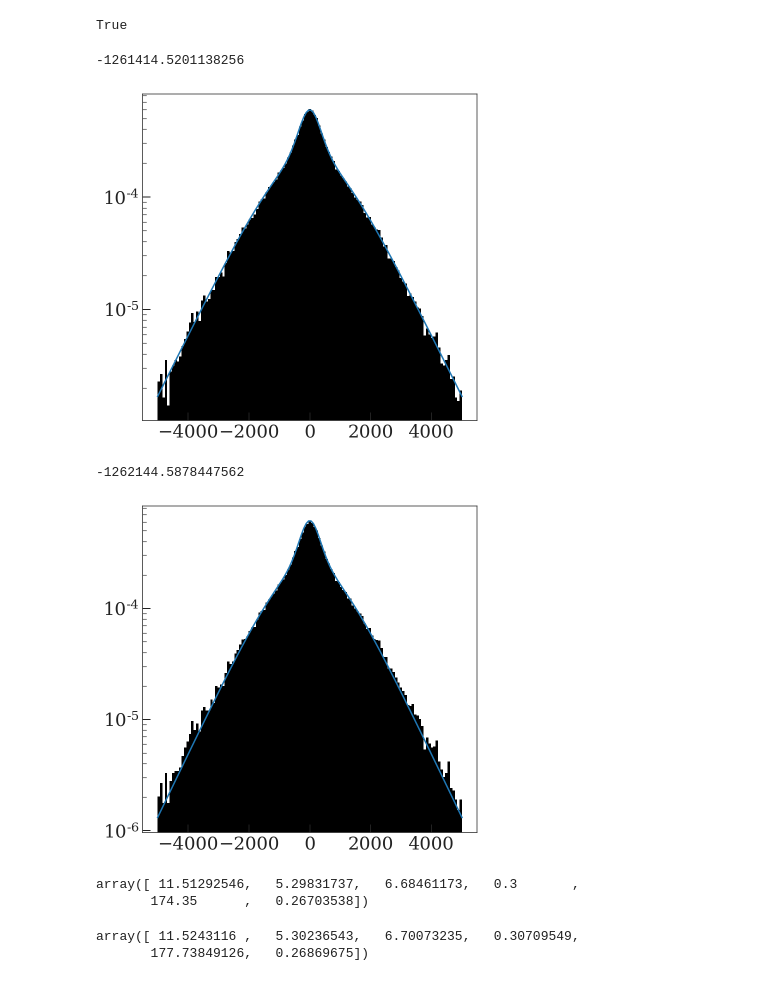
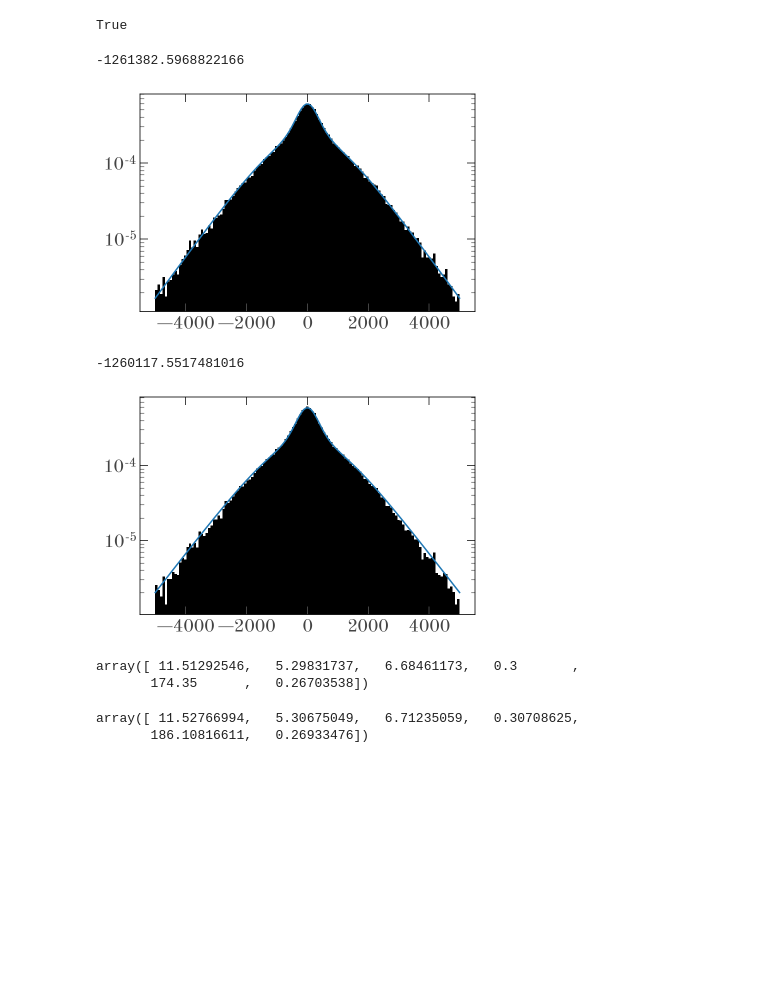
Before and after one commit to adrn/solar-velocity, a Jupyter notebook: notebooks/Simulated-midplane-with-selection.ipynb, the cells around one changed output. Drawn from its saved outputs; the diff is of its cells as text; code cells hidden in the pictures; blank space fills up the shorter version.

```diff
--- a/notebooks/Simulated-midplane-with-selection.ipynb
+++ b/notebooks/Simulated-midplane-with-selection.ipynb
@@ -54,10 +61,13 @@ rng = np.random.default_rng(seed=42)
 
 args = (truth['h1'].value, truth['h2'].value, truth['f'])
 z_samples = invt_sample_z(
-    lambda *args: np.exp(ln_two_sech2(*args)),
+    ln_two_sech2,
     args=args,
-    rng=rng
+    size=N,
+    rng=rng,
+    grid_size=4096
 ) * u.pc
+assert np.mean(z_samples) < 2 * u.pc
 
 # x_samples = rng.uniform(-1, 1, size=N) * u.kpc
 # y_samples = rng.uniform(-1, 1, size=N) * u.kpc
@@ -77,7 +91,8 @@ plt.yscale('log')
 # %%
 truth['zsun'] = 174.35 * u.pc
 truth['roll'] = 15.3 * u.deg
-truth['sgrA'] = coord.SphericalRepresentation(0.528 * u.deg, -0.17*u.deg, 8.1 * u.kpc)
+# truth['sgrA'] = coord.SphericalRepresentation(0.528 * u.deg, -0.17*u.deg, 8.1 * u.kpc)
+truth['sgrA'] = coord.SphericalRepresentation(15.28 * u.deg, -7.4*u.deg, 8.1 * u.kpc)
 
 sim_schmagal = coord.CartesianRepresentation(xyz_samples)
 
@@ -200,7 +216,8 @@ for i in range(len(p0)):
     for j, val in enumerate(vals):
         print(f"{j}/{len(vals)}", end="\r")
         this_p0[i] = val
-        lls.append(ln_likelihood(this_p0, data, sgrA))
+        lls.append(ln_likelihood(this_p0, data,
+                                 sgrA, ln_density_args, min_b, max_dist))
     all_lls.append(lls)
 all_lls = np.array(all_lls)
 # %% [output]
@@ -251,7 +268,7 @@ for i in range(32):
     print(i, end='\r')
     batch = data[:, rng.choice(data.shape[1], size=data.shape[1])]
     res = minimize(lambda *args: -ln_likelihood(*args),
-                   x0=p0, args=(batch, truth['sgrA']),
+                   x0=p0, args=(batch, truth['sgrA'], ln_density_args, min_b, max_dist),
                    method='nelder-mead')
     bootstrap_res.append(res)
 # %% [output]
@@ -263,15 +280,19 @@ True
 # %%
 bootstrap_optp = np.array([res.x for res in bootstrap_res])
 # %%
-ln_likelihood(p0, sim_gal.xyz.decompose(usys).value, truth['sgrA'], plot=True)
+ln_likelihood(p0, sim_gal.xyz.decompose(usys).value, truth['sgrA'],
+              ln_density_args, min_b, max_dist,
+              plot=True)
 # %% [output]
--1261414.5201138256
+-1261382.5968822166
-[figure, old version]
+[figure, new version]
 # %%
-ln_likelihood(bootstrap_optp[0], sim_gal.xyz.decompose(usys).value, truth['sgrA'], plot=True)
+ln_likelihood(bootstrap_optp[0], sim_gal.xyz.decompose(usys).value, truth['sgrA'],
+              ln_density_args, min_b, max_dist,
+              plot=True)
 # %% [output]
--1262144.5878447562
+-1260117.5517481016
-[figure, old version]
+[figure, new version]
 # %%
 import corner
 # %%
@@ -282,8 +303,8 @@ array([ 11.51292546,   5.29831737,   6.68461173,   0.3       ,
 # %%
 np.mean(bootstrap_optp, axis=0)
 # %% [output]
-array([ 11.5243116 ,   5.30236543,   6.70073235,   0.30709549,
-       177.73849126,   0.26869675])
+array([ 11.52766994,   5.30675049,   6.71235059,   0.30708625,
+       186.10816611,   0.26933476])
 # %%
 _ = corner.corner(bootstrap_optp, truths=p0, data_kwargs=dict(alpha=1),
                   range=np.array([0.9, 1.1])[None] * np.array(p0)[:, None],
```
Also changed, not shown: parts of 14 cells of this notebook.
